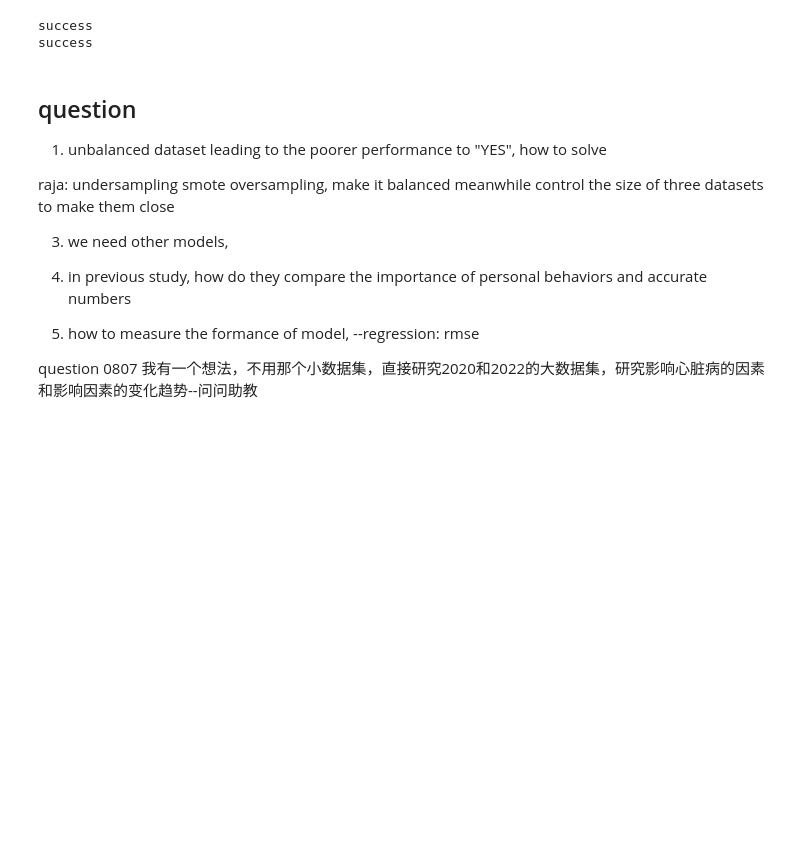
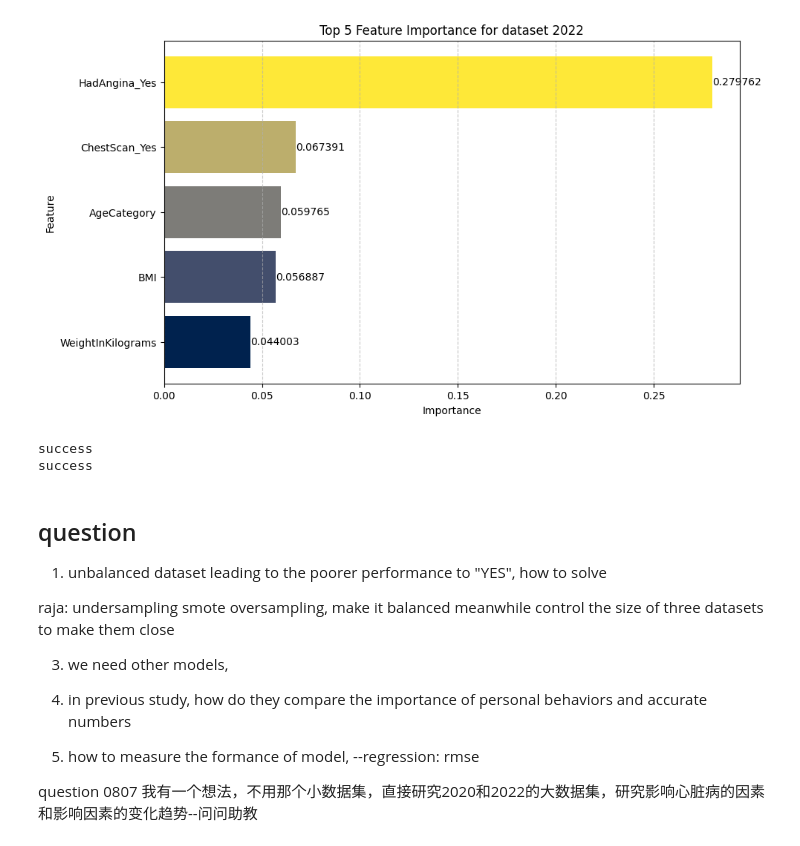
Before and after one commit to moranxuege/2024Research_SU, a Jupyter notebook: Analysis/pipeline_test.ipynb, the cells around one changed output. Drawn from its saved outputs; the diff is of its cells as text; code cells hidden in the pictures; blank space fills up the shorter version.

```diff
--- a/Analysis/pipeline_test.ipynb
+++ b/Analysis/pipeline_test.ipynb
@@ -447,3 +478,33 @@ True
+# %%
+
+# 特征名称和对应的重要性值
+features = ['HadAngina_Yes', 'ChestScan_Yes', 'AgeCategory', 'BMI', 'WeightInKilograms']
+importances = [0.279762, 0.067391, 0.059765, 0.056887, 0.044003]
+
+# 创建一个 DataFrame 以便于排序（如果使用 pandas）
+import pandas as pd
+df = pd.DataFrame({'Feature': features, 'Importance': importances})
+
+# 按照重要性值降序排序
+df = df.sort_values(by='Importance', ascending=True)
+
+# 创建水平柱状图
+plt.figure(figsize=(10, 6))
+bars = plt.barh(df['Feature'], df['Importance'], color=plt.cm.cividis(np.linspace(0, 1, len(df))))
+
+# 在每个柱子上方添加对应的值
+for bar in bars:
+    plt.text(bar.get_width(), bar.get_y() + bar.get_height()/2, round(bar.get_width(), 6),
+             ha='left', va='center')
+
+plt.xlabel('Importance')
+plt.ylabel('Feature')
+plt.title('Top 5 Feature Importance for dataset 2022')
+plt.grid(axis='x', linestyle='--', alpha=0.7)  # 添加网格线以增强图形可读性
+
+plt.show()
+# %% [output]
+[figure, added]
 # %%
 import pickle
 
```
Also changed, not shown: parts of 16 cells of this notebook, 6 other files.
